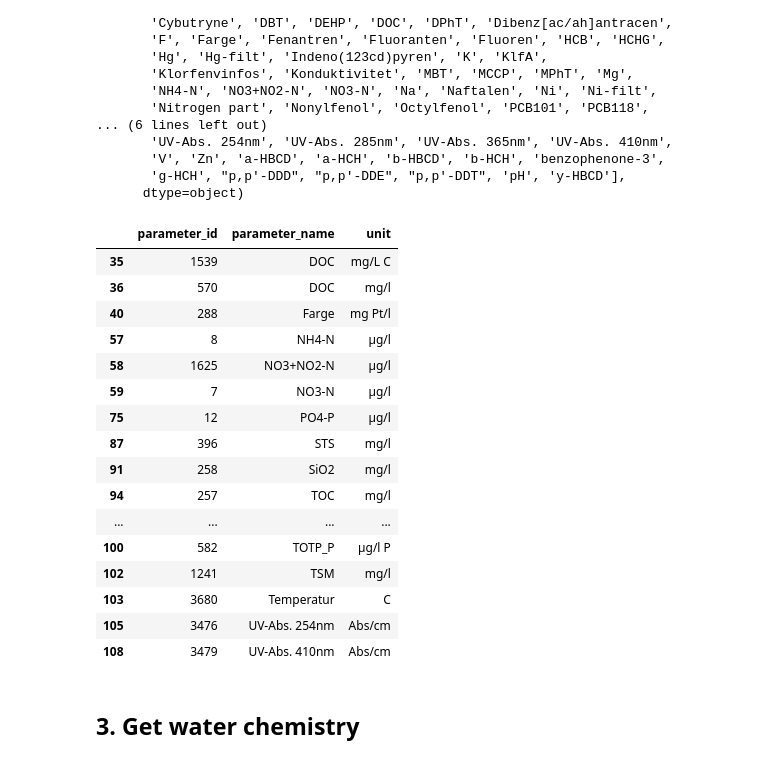
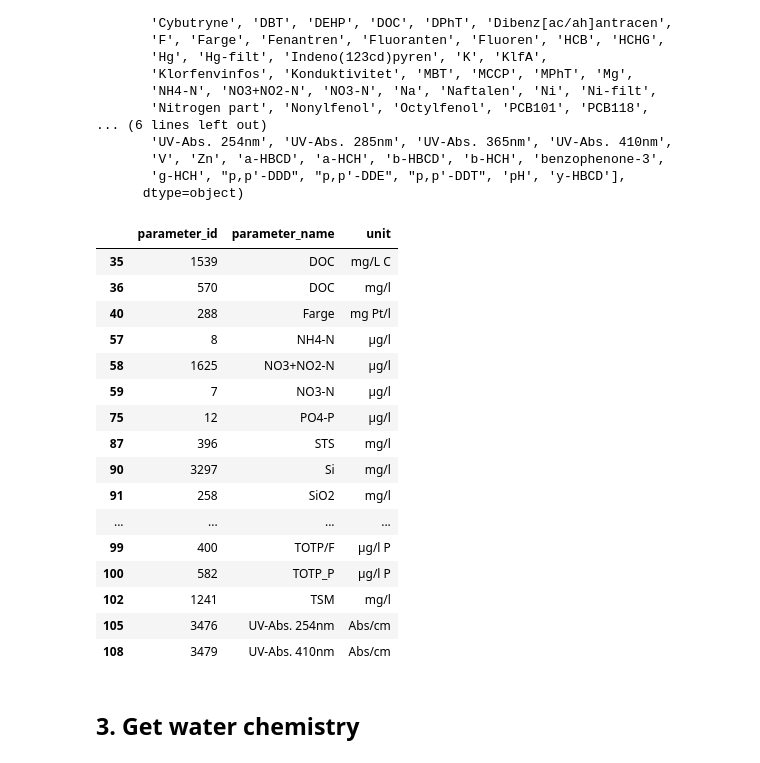
Before and after one commit to NIVANorge/niva-aquainfra, a Jupyter notebook: code/river_inputs/chem1_get_data.ipynb, the cells around one changed output. Cells and saved outputs as stored; diff of their text form; code cells hidden in the pictures.

```diff
--- a/code/river_inputs/chem1_get_data.ipynb
+++ b/code/river_inputs/chem1_get_data.ipynb
@@ -140,25 +140,25 @@ array(['4-iso-nonylfenol', '4-n-nonylfenol', '4-tert-octylfenol', 'ANC',
       dtype=object)
 # %%
 # Filter to parameters of interest
-par_list = ['NH4-N', 'NO3+NO2-N', 'NO3-N', 'SiO2', 'TOC', 'TOTN', 'TOTP', 'TOTP_P', 'DOC', 'STS', 'TSM', 'P-PO4', 'PO4-P', 'TOTP/F', 'UV-Abs. 410nm', 'Farge', 'UV-Abs. 254nm', 'Temperatur']
+par_list = ['NH4-N', 'NO3+NO2-N', 'NO3-N', 'TOTN_EF_usikker', 'SiO2', 'Si', 'TOC', 'TOTN', 'TOTP', 'TOTP_P', 'DOC', 'STS', 'TSM', 'PO4-P', 'TOTP/F', 'UV-Abs. 410nm', 'Farge', 'UV-Abs. 254nm']
 par_df = par_df.query("parameter_name in @par_list")
 par_df
 # %% [output]
 |  | parameter_id | parameter_name | unit |
 | 35 | 1539 | DOC | mg/L C |
 | 36 | 570 | DOC | mg/l |
 | 40 | 288 | Farge | mg Pt/l |
 | 57 | 8 | NH4-N | µg/l |
 | 58 | 1625 | NO3+NO2-N | µg/l |
 | 59 | 7 | NO3-N | µg/l |
 | 75 | 12 | PO4-P | µg/l |
 | 87 | 396 | STS | mg/l |
+| 90 | 3297 | Si | mg/l |
 | 91 | 258 | SiO2 | mg/l |
-| 94 | 257 | TOC | mg/l |
 | ... | ... | ... | ... |
+| 99 | 400 | TOTP/F | µg/l P |
 | 100 | 582 | TOTP_P | µg/l P |
 | 102 | 1241 | TSM | mg/l |
-| 103 | 3680 | Temperatur | C |
 | 105 | 3476 | UV-Abs. 254nm | Abs/cm |
 | 108 | 3479 | UV-Abs. 410nm | Abs/cm |
 # %% [markdown]
```
Also changed, not shown: parts of 12 cells of this notebook.
